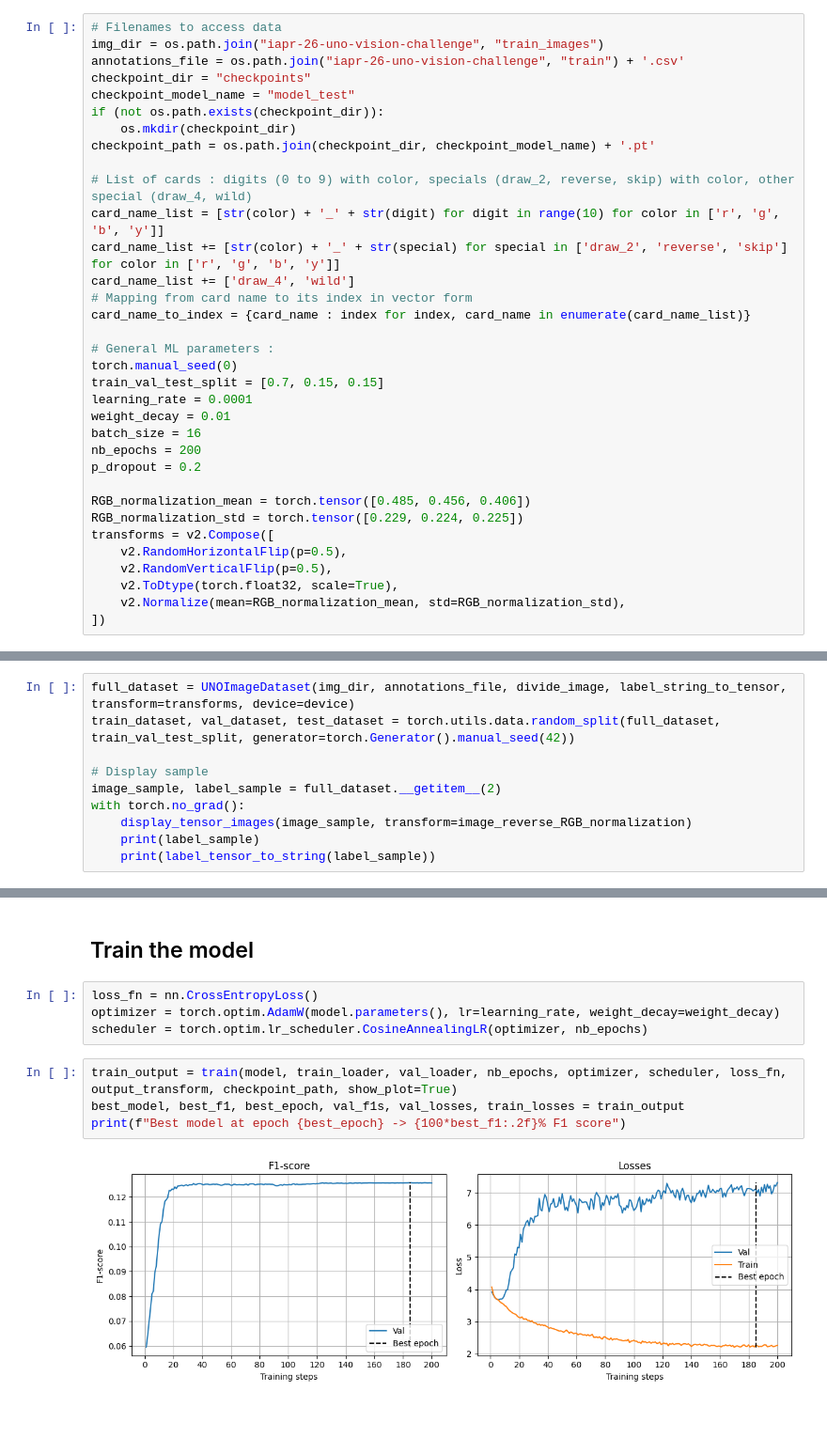
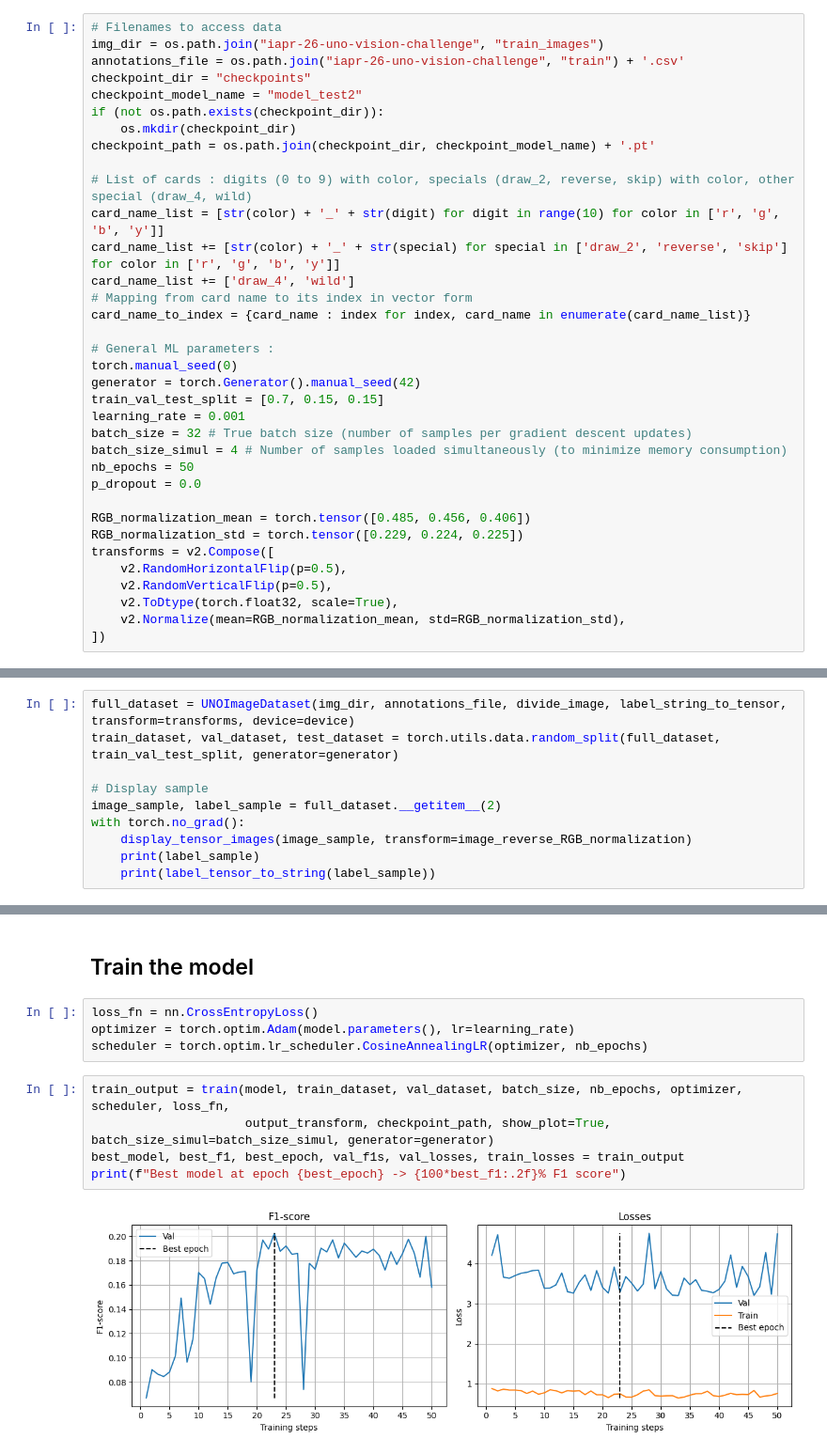
Before and after one commit to nstaehel/IAPR26, a Jupyter notebook: UNO_ML_refactored.ipynb, the cells around one changed output, grey strips where cells are left out. Shown at 94% size. Cells and saved outputs as stored; diff of their text form; blank space fills up the shorter version.

```diff
--- a/UNO_ML_refactored.ipynb
+++ b/UNO_ML_refactored.ipynb
@@ -23,7 +23,7 @@ First let us define some useful global variables :
 img_dir = os.path.join("iapr-26-uno-vision-challenge", "train_images")
 annotations_file = os.path.join("iapr-26-uno-vision-challenge", "train") + '.csv'
 checkpoint_dir = "checkpoints"
-checkpoint_model_name = "model_test"
+checkpoint_model_name = "model_test2"
 if (not os.path.exists(checkpoint_dir)):
     os.mkdir(checkpoint_dir)
 checkpoint_path = os.path.join(checkpoint_dir, checkpoint_model_name) + '.pt'
@@ -37,12 +37,13 @@ card_name_to_index = {card_name : index for index, card_name in enumerate(card_n
 
 # General ML parameters :
 torch.manual_seed(0)
+generator = torch.Generator().manual_seed(42)
 train_val_test_split = [0.7, 0.15, 0.15]
-learning_rate = 0.0001
-weight_decay = 0.01
-batch_size = 16
-nb_epochs = 200
-p_dropout = 0.2
+learning_rate = 0.001
+batch_size = 32 # True batch size (number of samples per gradient descent updates)
+batch_size_simul = 4 # Number of samples loaded simultaneously (to minimize memory consumption)
+nb_epochs = 50
+p_dropout = 0.0
 
 RGB_normalization_mean = torch.tensor([0.485, 0.456, 0.406])
 RGB_normalization_std = torch.tensor([0.229, 0.224, 0.225])
@@ -141,6 +142,6 @@ class UNOImageDataset(Dataset):
 # %%
 full_dataset = UNOImageDataset(img_dir, annotations_file, divide_image, label_string_to_tensor, transform=transforms, device=device)
-train_dataset, val_dataset, test_dataset = torch.utils.data.random_split(full_dataset, train_val_test_split, generator=torch.Generator().manual_seed(42))
+train_dataset, val_dataset, test_dataset = torch.utils.data.random_split(full_dataset, train_val_test_split, generator=generator)
 
 # Display sample
 image_sample, label_sample = full_dataset.__getitem__(2)
@@ -284,11 +293,12 @@ tensor([0.0000, 0.0000, 0.0000, 0.0000, 0.0000, 0.0000, 0.0000, 0.0000, 0.0000,
 ## Train the model
 # %%
 loss_fn = nn.CrossEntropyLoss()
-optimizer = torch.optim.AdamW(model.parameters(), lr=learning_rate, weight_decay=weight_decay)
+optimizer = torch.optim.Adam(model.parameters(), lr=learning_rate)
 scheduler = torch.optim.lr_scheduler.CosineAnnealingLR(optimizer, nb_epochs)
 # %%
-train_output = train(model, train_loader, val_loader, nb_epochs, optimizer, scheduler, loss_fn, output_transform, checkpoint_path, show_plot=True)
+train_output = train(model, train_dataset, val_dataset, batch_size, nb_epochs, optimizer, scheduler, loss_fn,
+                     output_transform, checkpoint_path, show_plot=True, batch_size_simul=batch_size_simul, generator=generator)
 best_model, best_f1, best_epoch, val_f1s, val_losses, train_losses = train_output
 print(f"Best model at epoch {best_epoch} -> {100*best_f1:.2f}% F1 score")
 # %% [output]
-[figure, old version]
+[figure, new version]
```
Also changed, not shown: parts of 9 cells of this notebook, 6 other files.
